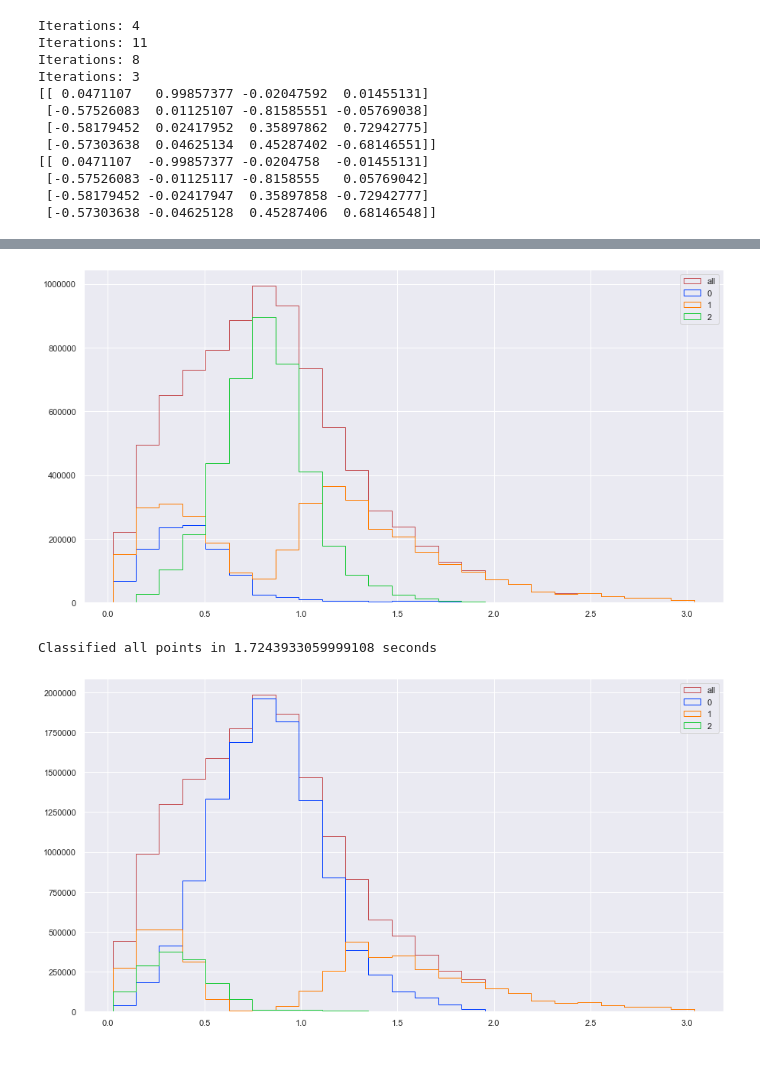
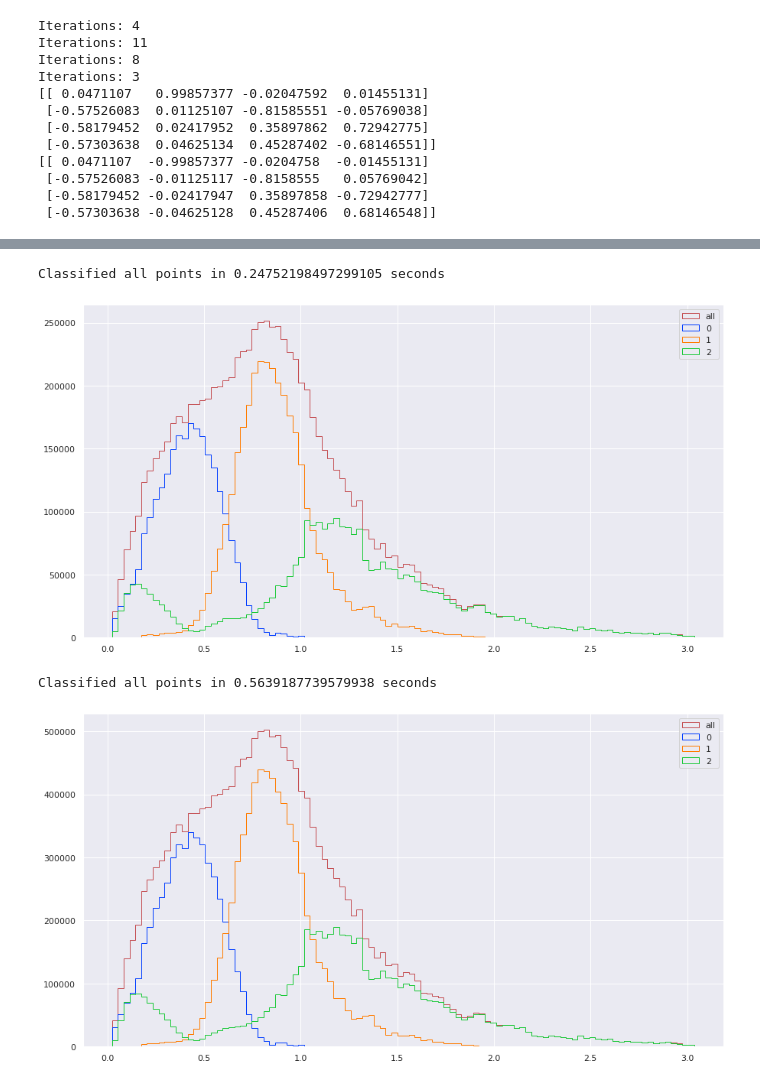
Before and after one commit to LSSTDESC/tomo_challenge, a Jupyter notebook: notebooks/pca_cluster.ipynb, the cells around one changed output, grey strips where cells are left out. Cells and saved outputs as stored; diff of their text form; code cells hidden in the pictures.

```diff
--- a/notebooks/pca_cluster.ipynb
+++ b/notebooks/pca_cluster.ipynb
@@ -192,8 +212,10 @@ Text(0, 0.5, 'z')
 # %%
-def softmax(x):
-    return jnp.exp(x) / jnp.sum(jnp.exp(x), axis=0)
+@jax.jit
+def softmax(x, beta=1):
+    return jnp.exp(beta * x) / jnp.sum(jnp.exp(beta * x), axis=0)
 
-def d2(points, centroids, z):
+@jax.jit
+def dist(points, centroids, beta=1):
     # Finds the distance between the points and the centroids
     dist = []
     for center in centroids:
@@ -205,7 +227,15 @@ def d2(points, centroids, z):
 
     # Which category these would be assigned to based on their distances
     # soft min, don't have to one_hot then and the gradient should work.
-    cat = softmax(-dist).T
-#     return -compute_snr_score(cat, z, binned_nz=True)
-    return compute_fom(cat, z, binned_nz=True)
+    return softmax(-dist, beta).T
+
+@jax.jit
+def dist_snr(points, centroids, z, beta=1):
+    cat = dist(points, centroids, beta)
+    return -compute_snr_score(cat, z, binned_nz=True)
+
+@jax.jit
+def dist_fom(points, centroids, z, beta=1):
+    cat = dist(points, centroids, beta)
+    return -compute_fom(cat, z, binned_nz=True)
 # %%
@@ -259,7 +337,7 @@ def classify(points, centroids):
     return jnp.argmin(dist, axis=0)
 # %%
 t0 = time.perf_counter()
-centers = fit_centroids(data_cut, z_cut, num_centroids=3, num_epochs=40)
+centers = fit_centroids(data_cut, z_cut, num_centroids=3, num_epochs=70, impl="snr", lr=0.004)
 duration = time.perf_counter() - t0
 print(f"Trained in {duration} seconds")
 # %% [output]
@@ -388,19 +379,21 @@ Text(0, 0.5, 'y')
 # Predict the categories of the full and uncut dataset and then make a histogram
 # Once we have the individual group histograms I additionally plot a
 # histogram of the entire dataset to verify it adds up.
-# Finds the distance between the points and the centroids
-total_cond = data_reduced[:, 1] < reg(data_reduced[:, 0])
-train_cat = total_classify(data_reduced, lower_centers, upper_aligned, total_cond)
+t0 = time.perf_counter()
+y_train = classify(data_reduced, centers)
+
+print(f"Classified all points in {time.perf_counter() - t0} seconds")
 
 fig, ax = plt.subplots(figsize=(15, 8))
-_, bins, _ = plt.hist(z_train, bins=25, histtype="step", color="r", label="all")
+_, bins, _ = plt.hist(z_train, bins=100, histtype="step", color="r", label="all")
 
-for i in range(0, int(train_cat.max()) + 1):
-    plt.hist(z_train[train_cat == i], bins=bins, histtype="step", label=i)
+for i in range(0, int(y_train.max()) + 1):
+    plt.hist(z_train[y_train == i], bins=bins, histtype="step", label=i)
 plt.legend()
 plt.show()
 # %% [output]
+Classified all points in 0.24752198497299105 seconds
-[figure, old version]
+[figure, new version]
 # %%
 x_valid = pd.DataFrame.from_dict(tc.load_data(f"{d_loc}/validation.hdf5", "griz", colors=True))
 z_valid = tc.load_redshift(f"{d_loc}/validation.hdf5")
@@ -410,25 +403,25 @@ data_valid_r = data_valid @ reducer
 # %%
 # Predict the categories of the full and uncut dataset and then make a histogram
 # Once we have the individual group histograms I additionally plot a
 # histogram of the entire dataset to verify it adds up.
 t0 = time.perf_counter()
 valid_cond = data_valid_r[:, 1] < reg(data_valid_r[:, 0])
 # y_valid = total_classify(data_valid_r, lower_centers, upper_aligned, valid_cond)
 
 y_valid = classify(data_valid_r, centers)
 
 print(f"Classified all points in {time.perf_counter() - t0} seconds")
 
 fig, ax = plt.subplots(figsize=(15, 8))
-_, bins, _ = plt.hist(z_valid, bins=25, histtype="step", color="r", label="all")
+_, bins, _ = plt.hist(z_valid, bins=100, histtype="step", color="r", label="all")
 
 for i in range(0, int(y_valid.max()) + 1):
     plt.hist(z_valid[y_valid == i], bins=bins, histtype="step", label=i)
 plt.legend()
 plt.show()
 # %% [output]
-Classified all points in 1.7243933059999108 seconds
+Classified all points in 0.5639187739579938 seconds
-[figure, old version]
+[figure, new version]
 # %%
 # Compute those scores.
 print(f"Computing the scores for {y_valid.max() + 1} bins.")
```
Also changed, not shown: parts of 28 cells of this notebook.
